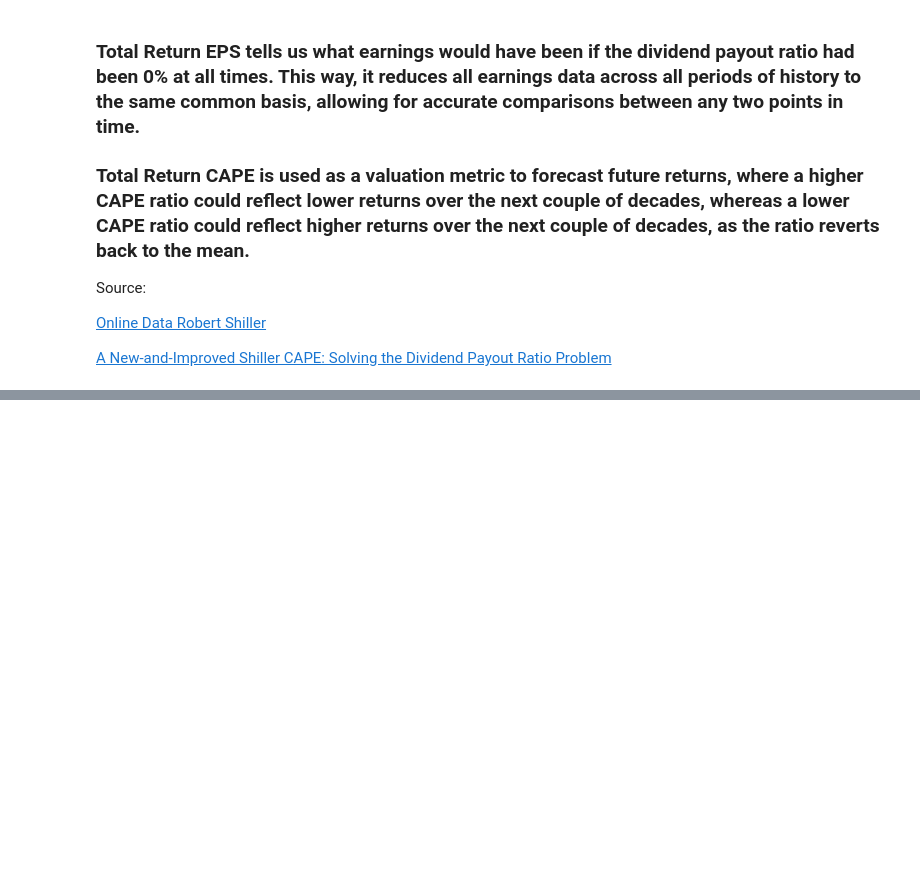
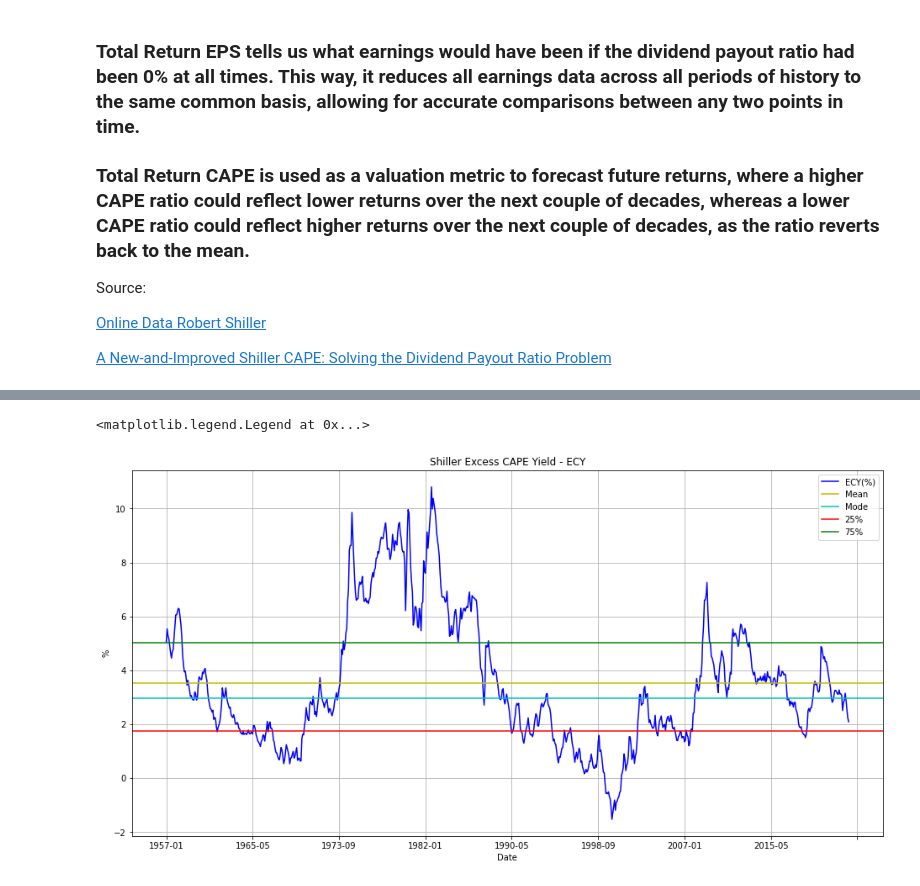
Before and after one commit to dbogatic/market_valuation, a Jupyter notebook: tr_cape.ipynb, the cells around one changed output, grey strips where cells are left out. Saved outputs shown, nothing was run; the diff lists cells and outputs as text; code cells hidden in the pictures; blank space fills up the shorter version.

```diff
--- a/tr_cape.ipynb
+++ b/tr_cape.ipynb
@@ -71,0 +82,3 @@ plt.legend()
+# %%
+stats_ecy = tr_cape['ECY(%)'].describe()
+stats_ecy
@@ -71,0 +95,14 @@ plt.legend()
+# %%
+# Read in ECY and S&P 500 data from Online Data Robert Shiller, drop nans, convert Date to str, edit Date column,
+# Convert to datetime, set date as index, edit column names, use data from 1970-2020
+# Plot ECY mean, mode, 25% and 75% values over selected time frame
+tr_cape['ECY(%)'].plot(figsize=(16,8), title='Shiller Excess CAPE Yield - ECY', legend=True, c='b', grid=True)
+plt.axhline(stats_ecy['mean'], c='y', label='Mean')
+plt.axhline(stats_ecy['50%'], label='Mode', c='c')
+plt.axhline(stats_ecy['25%'], label='25%', c='r')
+plt.axhline(stats_ecy['75%'], label='75%', c='g')
+plt.ylabel('%')
+plt.legend()
+# %% [output]
+<matplotlib.legend.Legend at 0x...>
+[figure, added]
```
Also changed, not shown: parts of 7 cells of this notebook, 5 other files.
